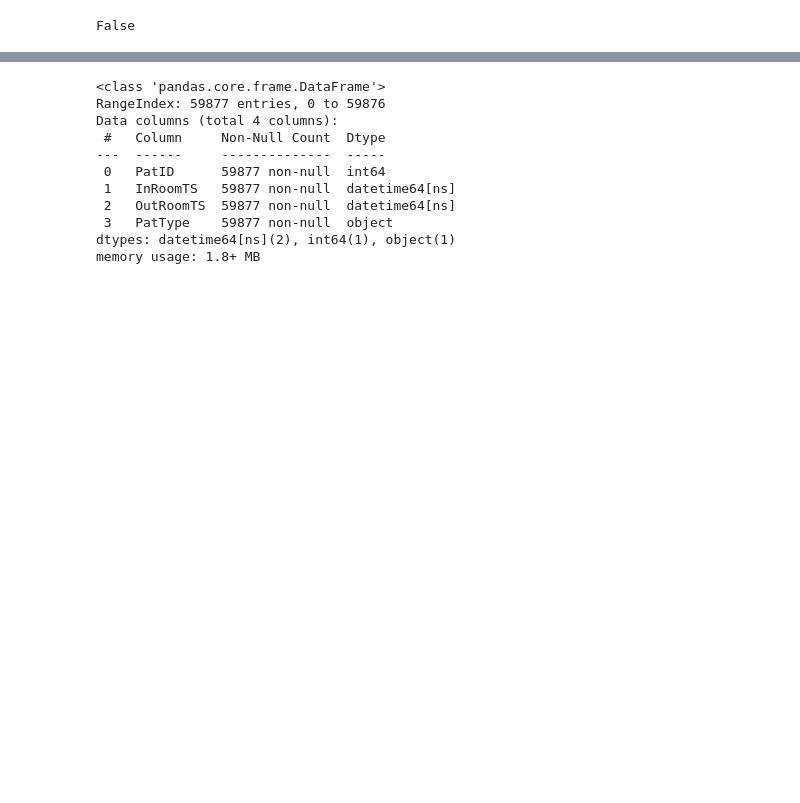
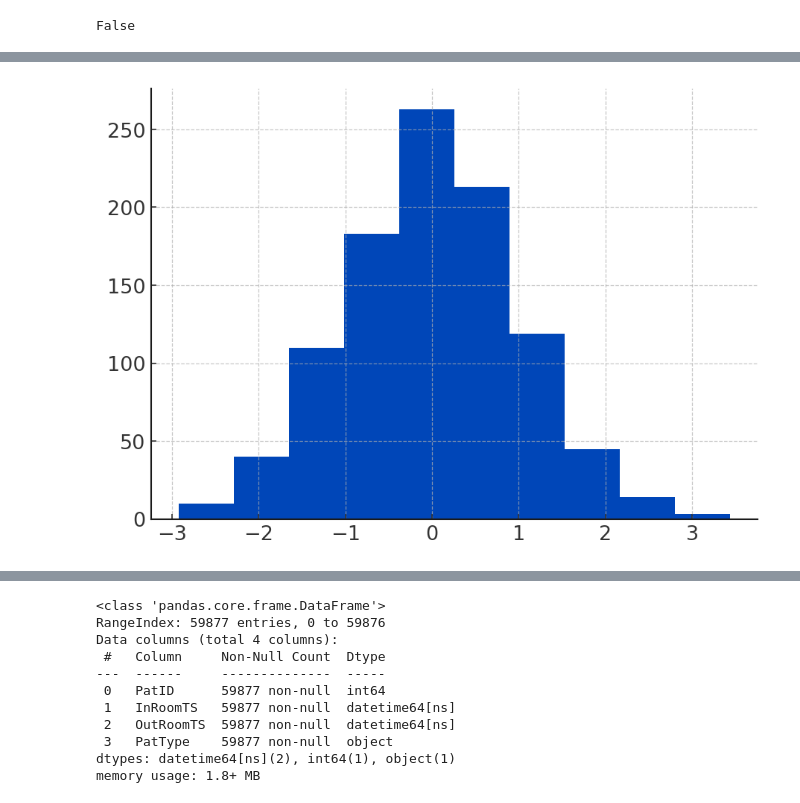
Before and after one commit to misken/hillmaker, a Jupyter notebook: examples/notebooks/hill_plotting.ipynb, the cells around one changed output, grey strips where cells are left out. Drawn from its saved outputs; the diff is of its cells as text; code cells hidden in the pictures; blank space fills up the shorter version.

```diff
--- a/examples/notebooks/hill_plotting.ipynb
+++ b/examples/notebooks/hill_plotting.ipynb
@@ -62,0 +103,4 @@ False
+# %%
+#plt.style.use('default')
+plt.rcdefaults()
+plt.rcParams['axes.grid']
@@ -69,0 +174,4 @@ white
+# %%
+plt.hist(np.random.randn(1000));
+# %% [output]
+[figure, added]
```
Also changed, not shown: parts of 34 cells of this notebook, 1 other file.
